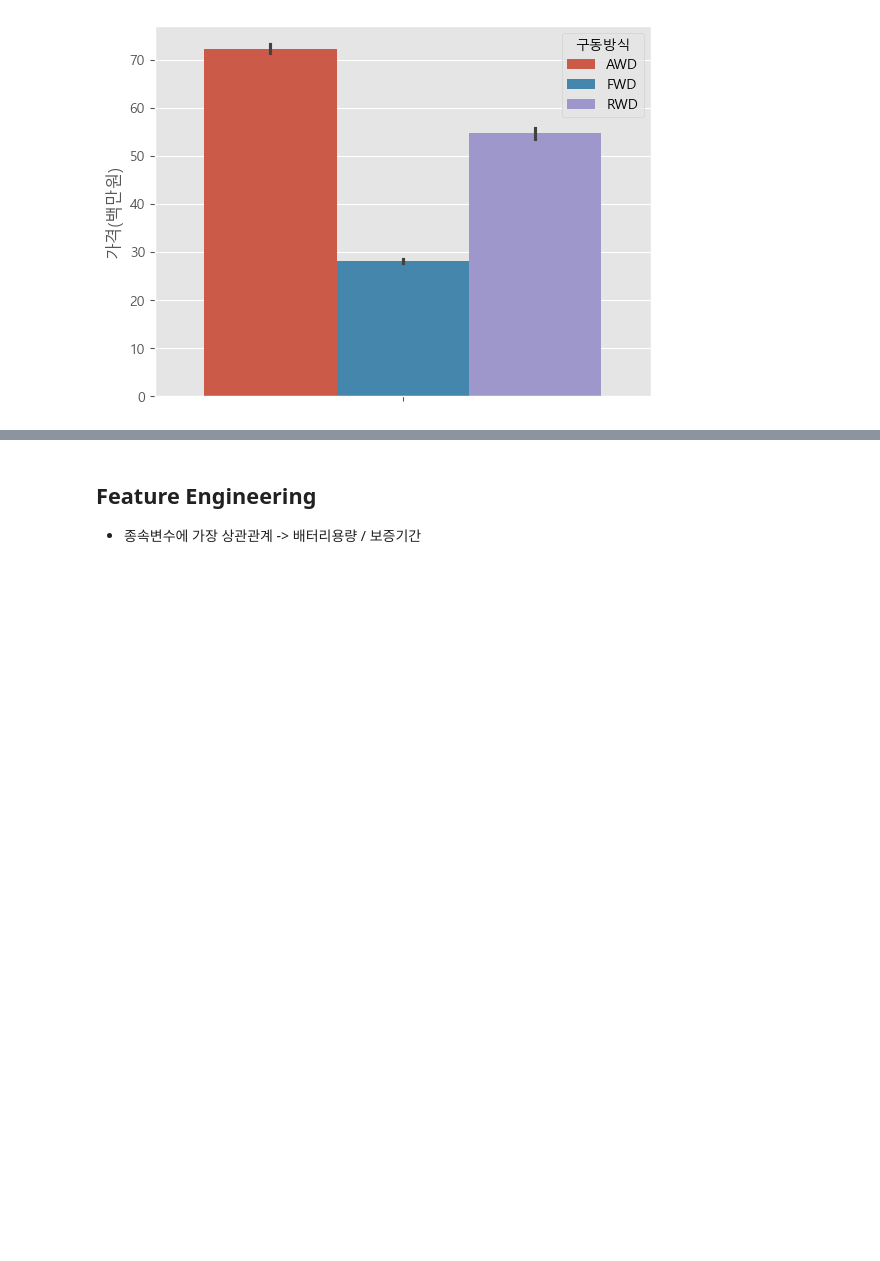
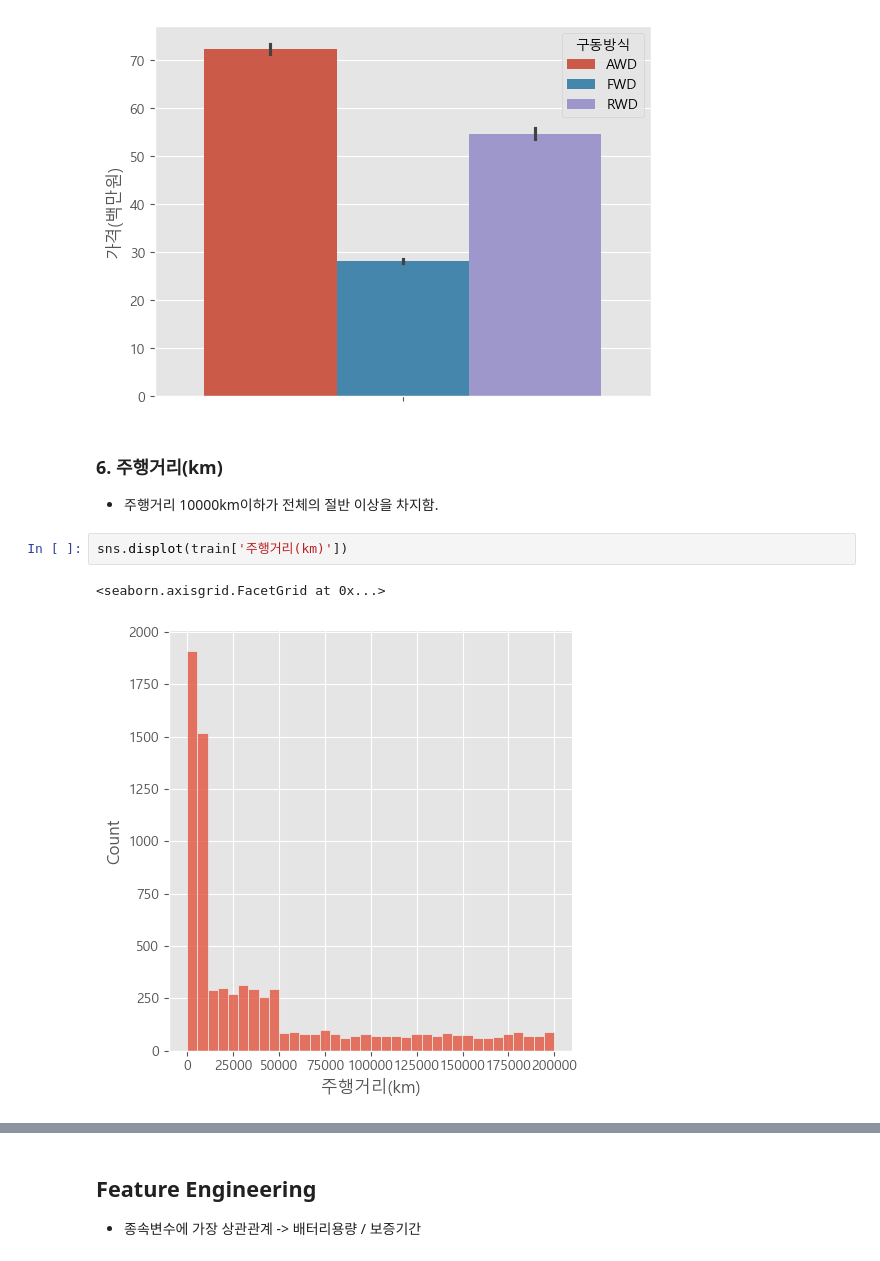
Before and after one commit to han942/vscode, a Jupyter notebook: CarEV.ipynb, the cells around one changed output, grey strips where cells are left out. Cells and saved outputs as stored; diff of their text form; blank space fills up the shorter version.

```diff
--- a/CarEV.ipynb
+++ b/CarEV.ipynb
@@ -215,3 +229,11 @@ sns.barplot(y=train['가격(백만원)'],hue=train['구동방식'])
 # %% [output]
 <Axes: ylabel='가격(백만원)'>
 [figure]
+# %% [markdown]
+### 6. 주행거리(km)
+- 주행거리 10000km이하가 전체의 절반 이상을 차지함.
+# %%
+sns.displot(train['주행거리(km)'])
+# %% [output]
+<seaborn.axisgrid.FacetGrid at 0x...>
+[figure, added]
```
Also changed, not shown: parts of 16 cells of this notebook.
